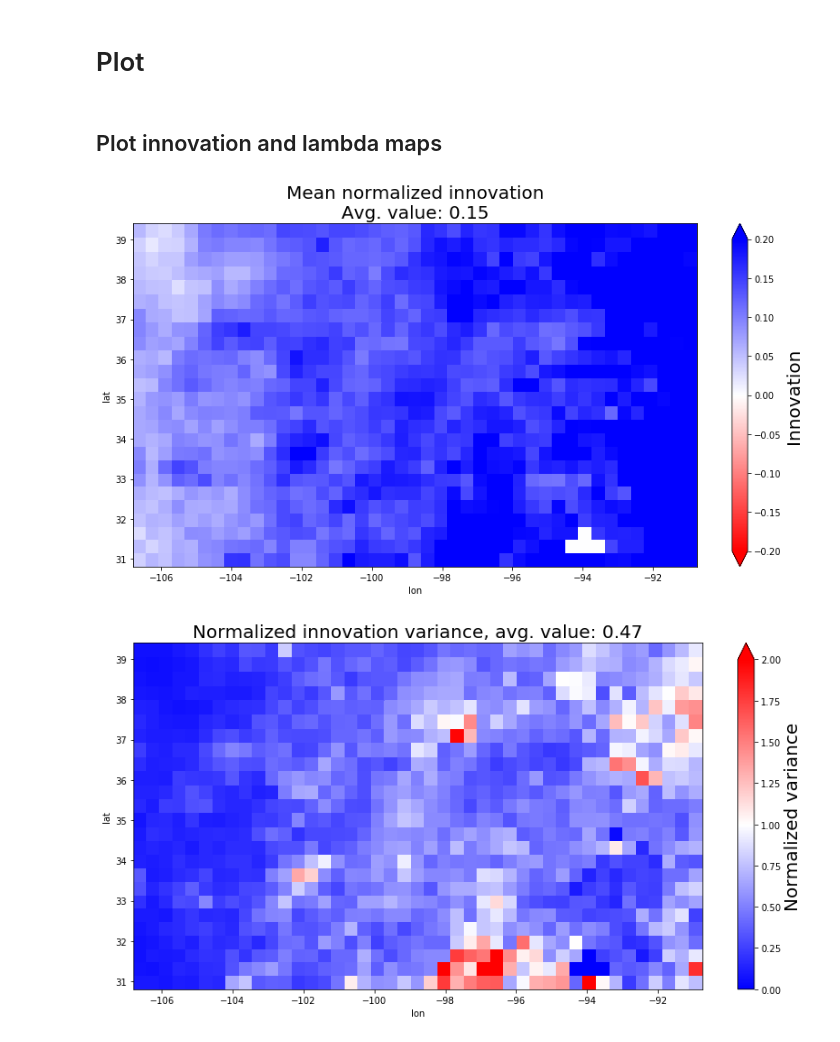
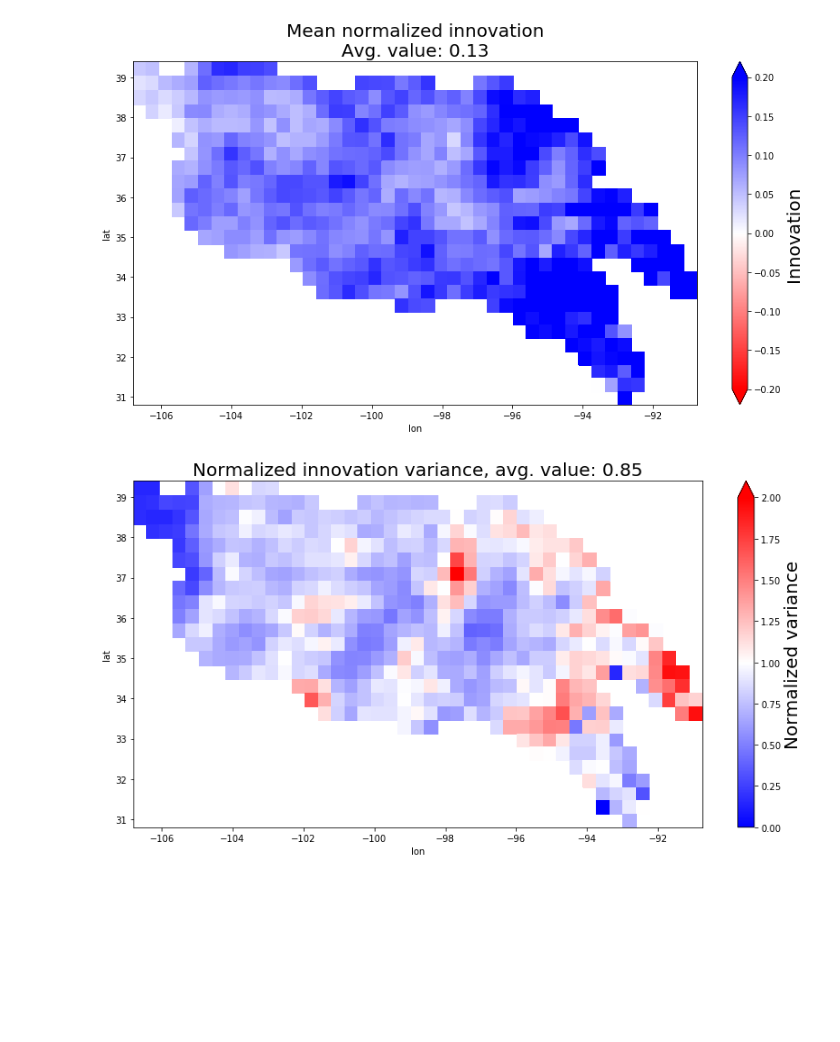
Before and after one commit to UW-Hydro/dual_DA_SMAP, a Jupyter notebook: tools/plot_SMART_results/plot_SMART.ipynb, the cells around one changed output. Saved outputs shown, nothing was run; the diff lists cells and outputs as text; code cells hidden in the pictures; blank space fills up the shorter version.

```diff
--- a/tools/plot_SMART_results/plot_SMART.ipynb
+++ b/tools/plot_SMART_results/plot_SMART.ipynb
@@ -44,15 +58,16 @@ The backend was *originally* set to 'module://ipykernel.pylab.backend_inline' by
 # Process command line arguments
 # Read config file
 # ============================================================ #
-cfg = read_configobj(
-    '/civil/hydro/ymao/data_assim/control/run_SMART/ArkRed/GPM_SMAP_36km/'
-    'EnKS.lambda_0.5.Q9.3hourly.no_split_grid.window_1.cfg')
+# cfg = read_configobj(
+#     '/civil/hydro/ymao/data_assim/control/run_SMART/ArkRed/GPM_SMAP_36km/'
+#     'EnKS.lambda_0.5.Q9.3hourly.no_split_grid.window_1.cfg')
 # cfg = read_configobj(
 #     '/civil/hydro/ymao/data_assim/control/run_SMART/ArkRed/'
 #     'ArkRed.EnKS.tune_to_truth.Q9.3hourly.cfg')
-# cfg = read_configobj(
-#     '/civil/hydro/ymao/data_assim/control/run_SMART/small_basins/arkansas/'
-#     'EnKS.tune_to_truth.prec_1.Q1.3hourly.cfg')
+cfg = read_configobj(
+    '/civil/hydro/ymao/data_assim/control/run_SMART/ArkRed/GPM_SMAP_36km/'
+    'EnKS.lambda_to_nldas2.api0.98.prec_std1_phi0.rescale1.Q0.3.3hourly.'
+    'no_split_grid.window_1.with_winter/smart.run_vic.cfg')
 # %%
 # ============================================================ #
 # Check wether PLOT section is in the cfg file
@@ -79,7 +94,8 @@ window_size = cfg['SMART_RUN']['window_size']  # number of timesteps
 output_dir = setup_output_dirs(
                     os.path.join(cfg['CONTROL']['root_dir'],
                                  cfg['OUTPUT']['output_basedir']),
-                    mkdirs=['plots'])['plots']
+                    mkdirs=['plots.{}'.format(cfg['PLOT']['smart_output_from'])])\
+             ['plots.{}'.format(cfg['PLOT']['smart_output_from'])]
 
 output_subdir_maps = setup_output_dirs(
                             output_dir,
@@ -207,7 +195,3 @@ da_mask_smart = xr.open_dataset(os.path.join(
-# %% [markdown]
-# Plot
-# %% [markdown]
-## Plot innovation and lambda maps
 # %%
 # ============================================================ #
 # Plot innovation maps
@@ -216,37 +200,39 @@ da_mask_smart = xr.open_dataset(os.path.join(
 da_innov = da_2D_to_3D_from_SMART(
                 dict_array_2D={'innov': innov},
                 da_mask=da_mask_smart,
                 out_time_varname='time',
                 out_time_coord=pd.date_range(start_time, end_time, freq='{}H'.format(time_step)))\
            ['innov']
 # Remove -999 innovation values (for missing measurement time points)
 innovation = da_innov.values
 innovation[innovation==-999] = np.nan
 da_innov[:] = innovation
 
 # --- Plot --- #
 # (1) Mean
 da_innov_mean = da_innov.mean(dim='time')
 fig = plt.figure(figsize=(14, 7))
-cs = da_innov_mean.plot(add_colorbar=False, cmap='bwr_r', vmin=-0.2, vmax=0.2)
+cs = da_innov_mean.plot(
+    add_colorbar=False, cmap='bwr_r', vmin=-0.2, vmax=0.2)
 cbar = plt.colorbar(cs, extend='both').set_label('Innovation', fontsize=20)
 plt.title('Mean normalized innovation\n'
-          'Avg. value: {:.2f}'.format(float(da_innov_mean.mean().values)), fontsize=20)
+          'Avg. value: {:.2f}'.format(float(da_innov_mean.mean().values)),
+          fontsize=20)
 fig.savefig(os.path.join(output_subdir_maps, 'innov_mean.png'), format='png',
             bbox_inches='tight')
 
 # (2) Normalized variance
 da_innov_var = da_innov.var(dim='time')
 fig = plt.figure(figsize=(14, 7))
 cs = da_innov_var.plot(add_colorbar=False, cmap='bwr', vmin=0, vmax=2)
 cbar = plt.colorbar(cs, extend='max').set_label('Normalized variance', fontsize=20)
 plt.title('Normalized innovation variance, '
           'avg. value: {:.2f}'.format(float(da_innov_var.mean().values)), fontsize=20)
 fig.savefig(os.path.join(output_subdir_maps, 'innov_var_norm.png'), format='png',
             bbox_inches='tight', pad_inches=0)
 # %% [output]
-[figure, old version]
+[figure, new version]
-[figure, old version]
+[figure, new version]
 # %%
 # ============================================================ #
 # Plot lambda map
```
Also changed, not shown: parts of 40 cells of this notebook, 23 other files.
